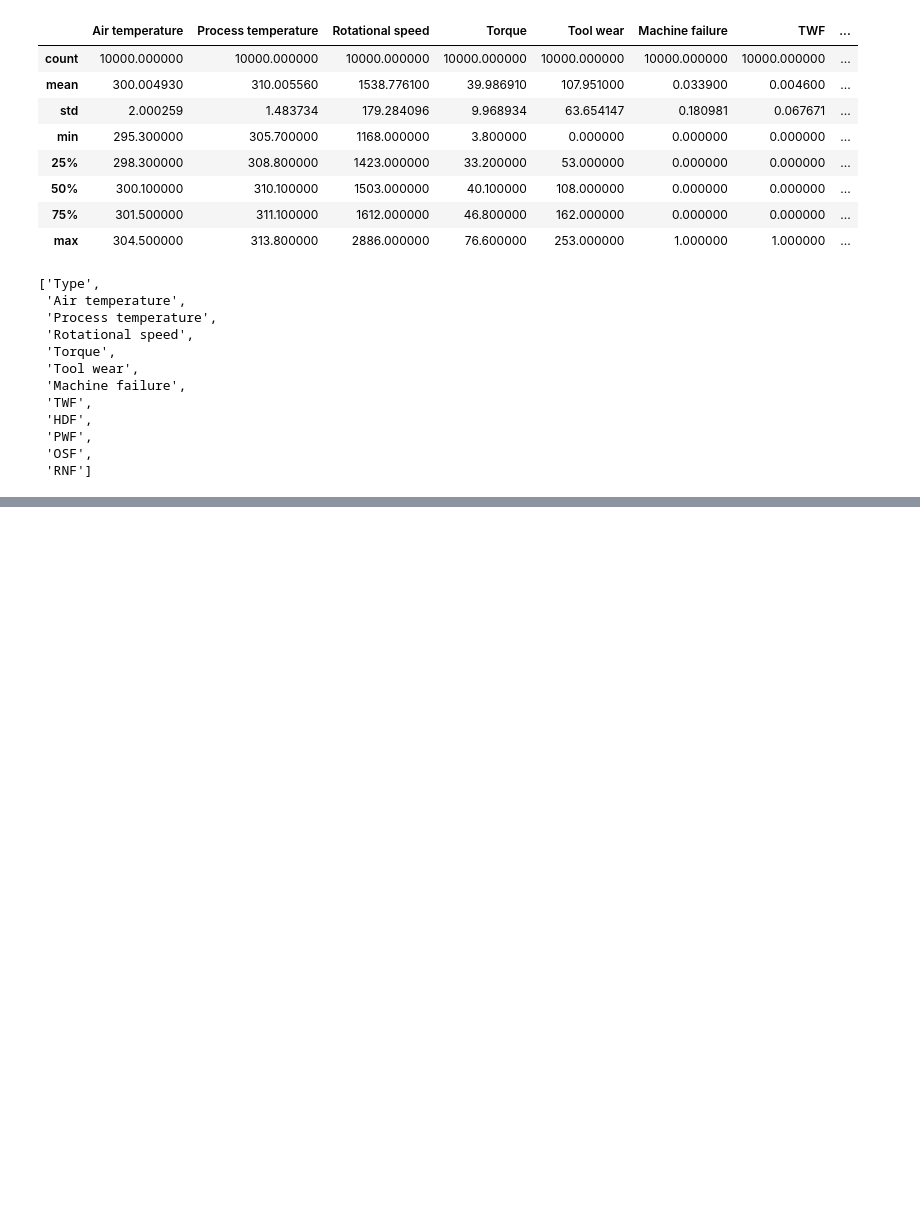
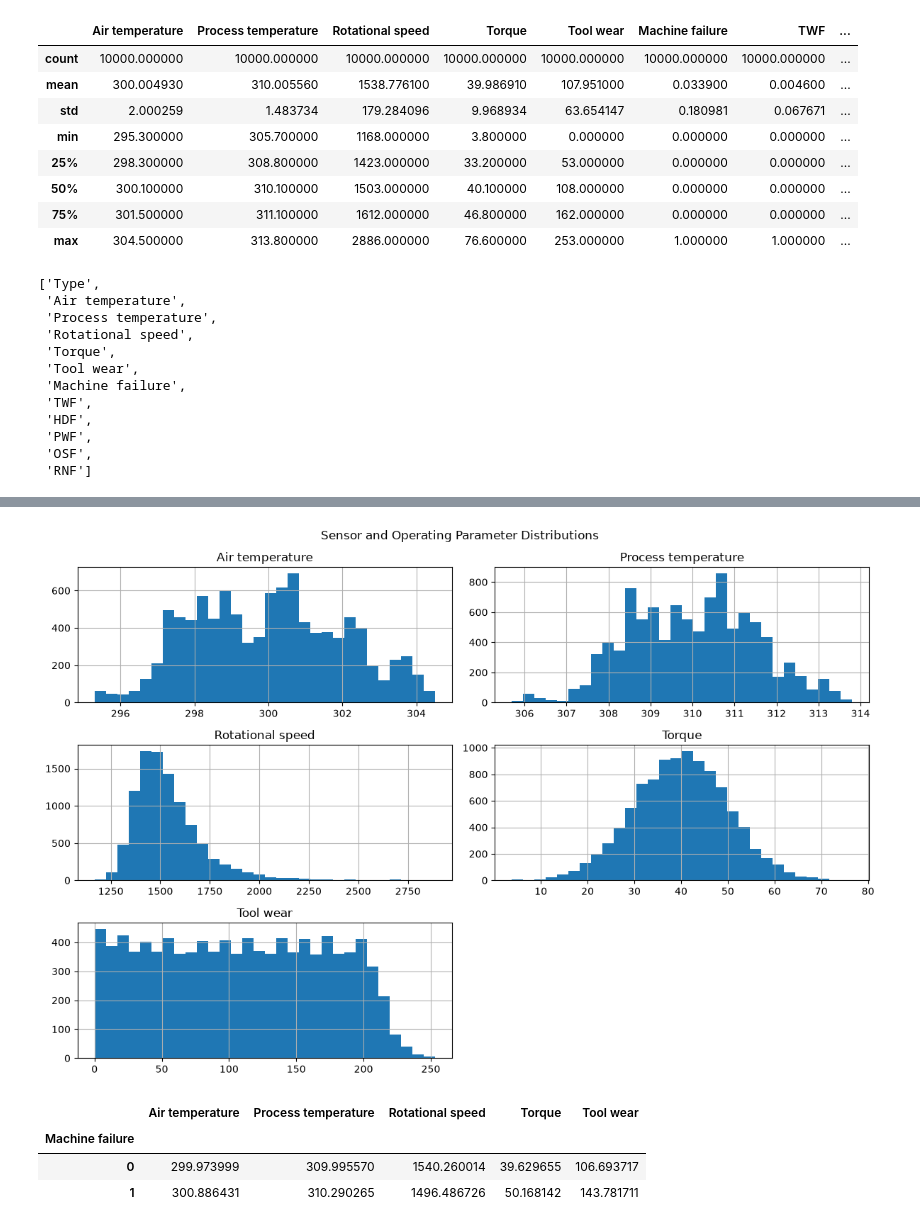
Before and after one commit to ankith0921/Industrial-predictive-maintenance, a Jupyter notebook: notebooks/01_dataset_exploration.ipynb, the cells around one changed output, grey strips where cells are left out. Saved outputs shown, nothing was run; the diff lists cells and outputs as text; code cells hidden in the pictures; blank space fills up the shorter version.

```diff
--- a/notebooks/01_dataset_exploration.ipynb
+++ b/notebooks/01_dataset_exploration.ipynb
@@ -72,0 +150,26 @@ df.columns.tolist()
+# %%
+numeric_columns = [
+    "Air temperature",
+    "Process temperature",
+    "Rotational speed",
+    "Torque",
+    "Tool wear"
+]
+
+df[numeric_columns].hist(
+    figsize=(12, 8),
+    bins=30
+)
+
+plt.suptitle("Sensor and Operating Parameter Distributions")
+plt.tight_layout()
+plt.show()
+# %% [output]
+[figure, added]
+# %%
+df.groupby("Machine failure")[numeric_columns].mean()
+# %% [output]
+|  | Air temperature | Process temperature | Rotational speed | Torque | Tool wear |
+| Machine failure |  |  |  |  |  |
+| 0 | 299.973999 | 309.995570 | 1540.260014 | 39.629655 | 106.693717 |
+| 1 | 300.886431 | 310.290265 | 1496.486726 | 50.168142 | 143.781711 |
```
Also changed, not shown: parts of 60 cells of this notebook.
